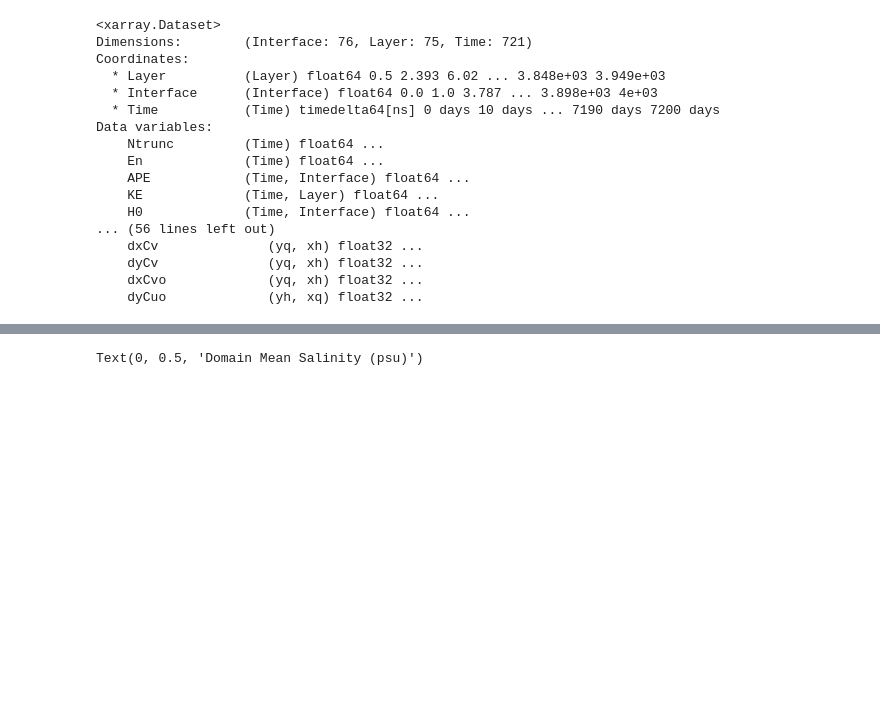
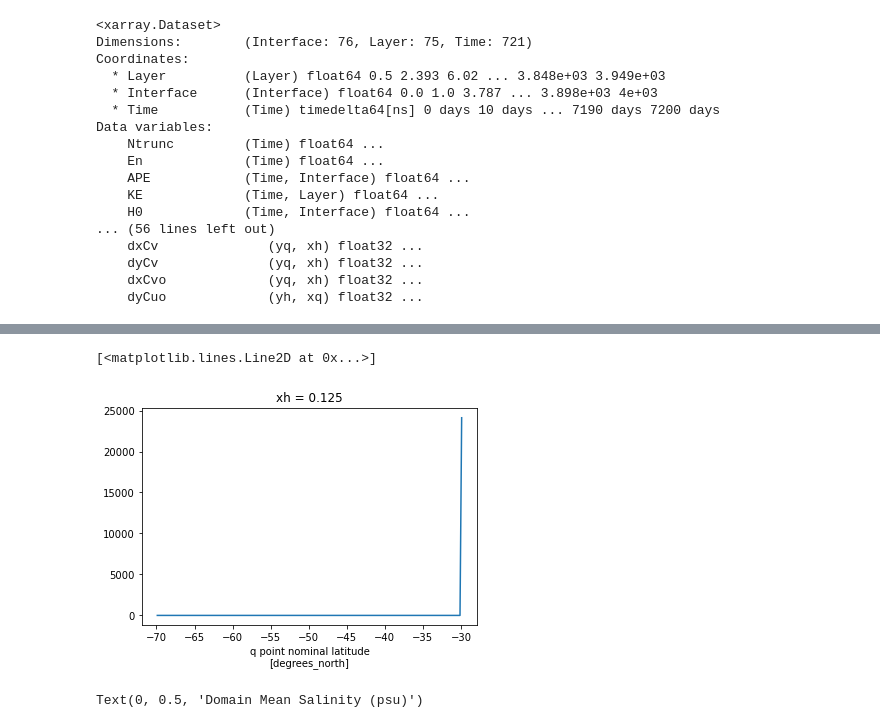
Before and after one commit to hmkhatri/MOM6-Channel-Southern-Ocean, a Jupyter notebook: Analysis/TS_025_Test.ipynb, the cells around one changed output, grey strips where cells are left out. Drawn from its saved outputs; the diff is of its cells as text; code cells hidden in the pictures; blank space fills up the shorter version.

```diff
--- a/Analysis/TS_025_Test.ipynb
+++ b/Analysis/TS_025_Test.ipynb
@@ -53,3 +104,8 @@ Data variables:
+# %%
+(ds_n['dxCv'].isel(xh=0) - ds_n['dxCvo'].isel(xh=0)).plot()
+# %% [output]
+[<matplotlib.lines.Line2D at 0x...>]
+[figure, added]
 # %%
 plt.figure(figsize=(16,8))
 
```
Also changed, not shown: parts of 4 cells of this notebook.
